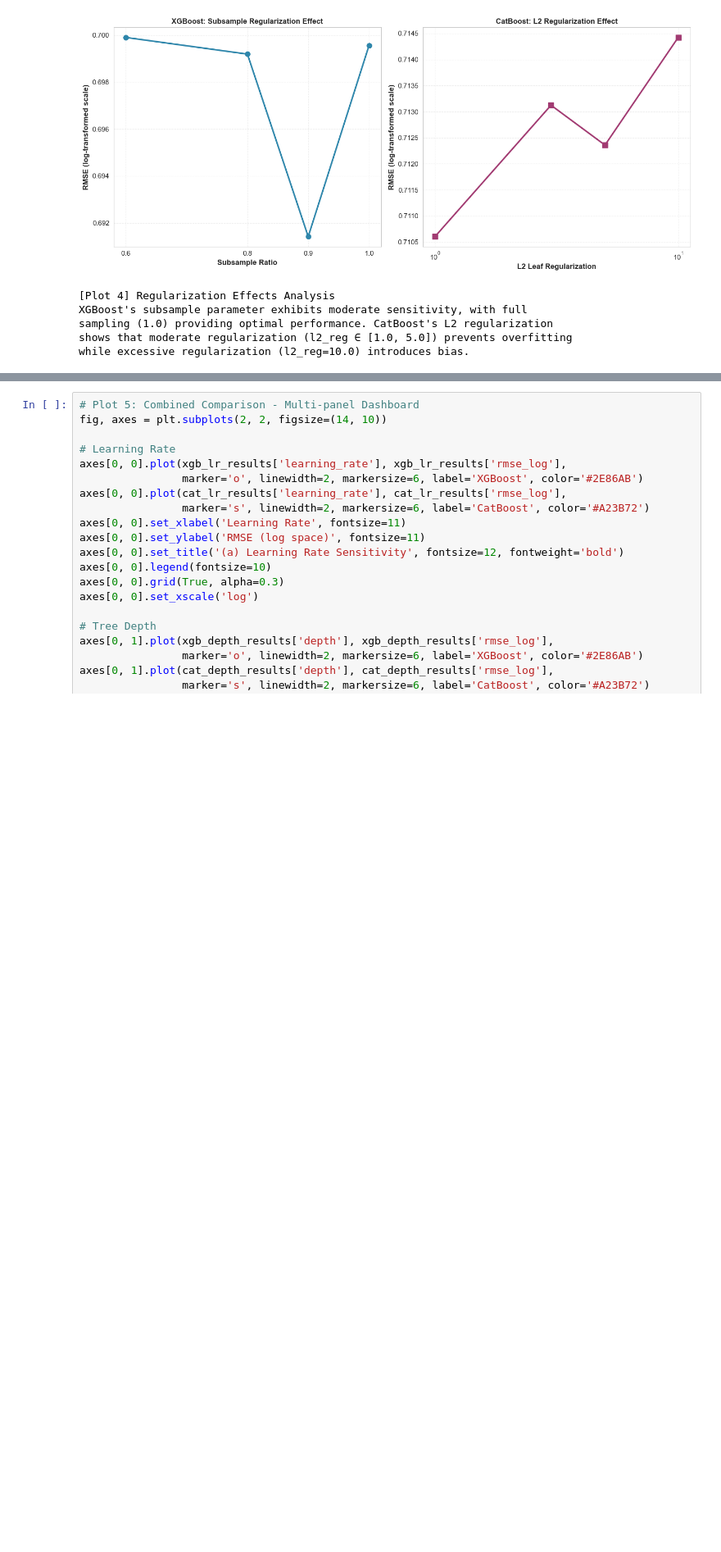
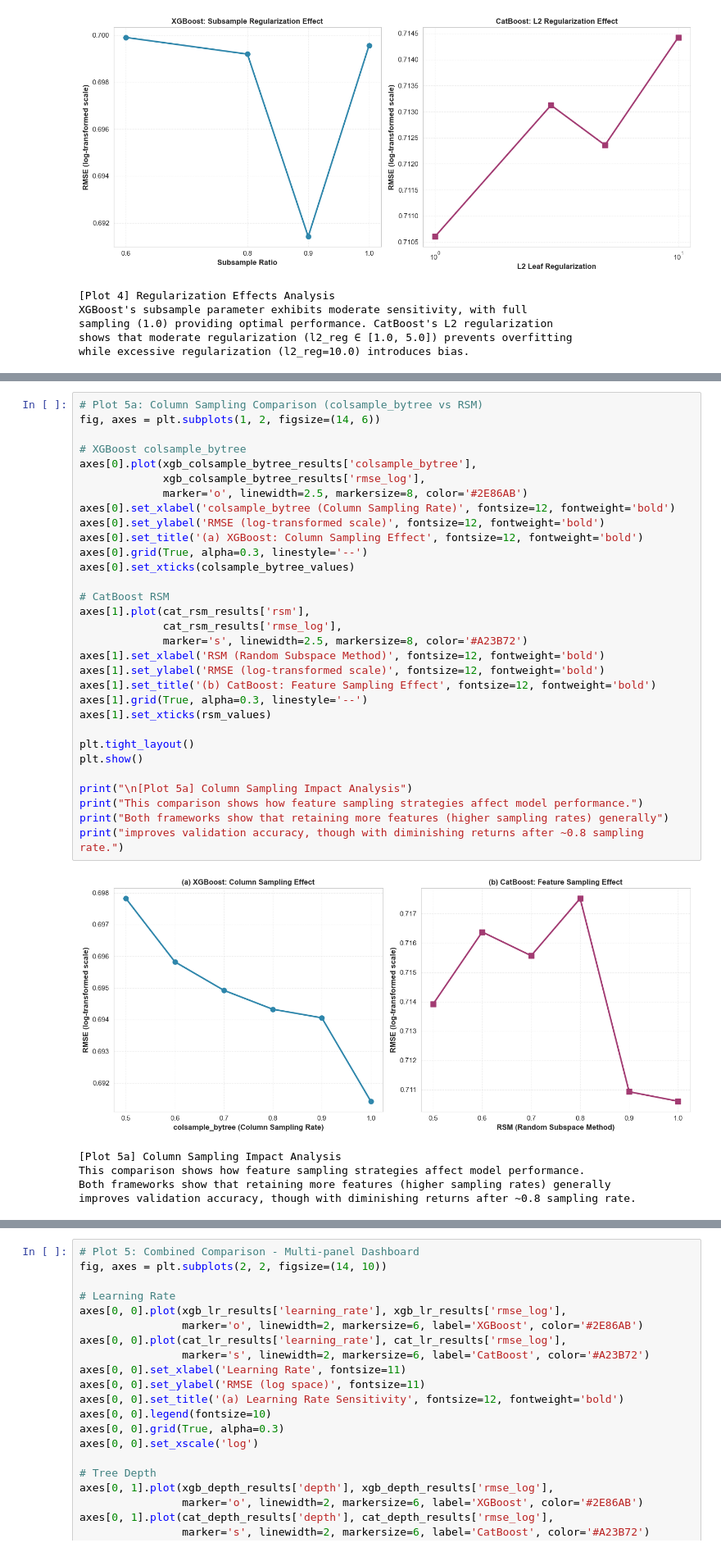
Before and after one commit to ThanhDang-Vn/ensemble-catboost-xgboost, a Jupyter notebook: Regression/real_estate.ipynb, the cells around one changed output, grey strips where cells are left out. Shown at 82% size. Cells and saved outputs as stored; diff of their text form; blank space fills up the shorter version.

Commit message:
add more impact of hyperparameters include colsample_bytree and min_child_weight

```diff
--- a/Regression/real_estate.ipynb
+++ b/Regression/real_estate.ipynb
@@ -617,0 +827,37 @@ while excessive regularization (l2_reg=10.0) introduces bias.
+# %%
+# Plot 5a: Column Sampling Comparison (colsample_bytree vs RSM)
+fig, axes = plt.subplots(1, 2, figsize=(14, 6))
+
+# XGBoost colsample_bytree
+axes[0].plot(xgb_colsample_bytree_results['colsample_bytree'],
+             xgb_colsample_bytree_results['rmse_log'],
+             marker='o', linewidth=2.5, markersize=8, color='#2E86AB')
+axes[0].set_xlabel('colsample_bytree (Column Sampling Rate)', fontsize=12, fontweight='bold')
+axes[0].set_ylabel('RMSE (log-transformed scale)', fontsize=12, fontweight='bold')
+axes[0].set_title('(a) XGBoost: Column Sampling Effect', fontsize=12, fontweight='bold')
+axes[0].grid(True, alpha=0.3, linestyle='--')
+axes[0].set_xticks(colsample_bytree_values)
+
+# CatBoost RSM
+axes[1].plot(cat_rsm_results['rsm'],
+             cat_rsm_results['rmse_log'],
+             marker='s', linewidth=2.5, markersize=8, color='#A23B72')
+axes[1].set_xlabel('RSM (Random Subspace Method)', fontsize=12, fontweight='bold')
+axes[1].set_ylabel('RMSE (log-transformed scale)', fontsize=12, fontweight='bold')
+axes[1].set_title('(b) CatBoost: Feature Sampling Effect', fontsize=12, fontweight='bold')
+axes[1].grid(True, alpha=0.3, linestyle='--')
+axes[1].set_xticks(rsm_values)
+
+plt.tight_layout()
+plt.show()
+
+print("\n[Plot 5a] Column Sampling Impact Analysis")
+print("This comparison shows how feature sampling strategies affect model performance.")
+print("Both frameworks show that retaining more features (higher sampling rates) generally")
+print("improves validation accuracy, though with diminishing returns after ~0.8 sampling rate.")
+# %% [output]
+[figure, added]
+[Plot 5a] Column Sampling Impact Analysis
+This comparison shows how feature sampling strategies affect model performance.
+Both frameworks show that retaining more features (higher sampling rates) generally
+improves validation accuracy, though with diminishing returns after ~0.8 sampling rate.
```
Also changed, not shown: parts of 9 cells of this notebook, 1 other file.
